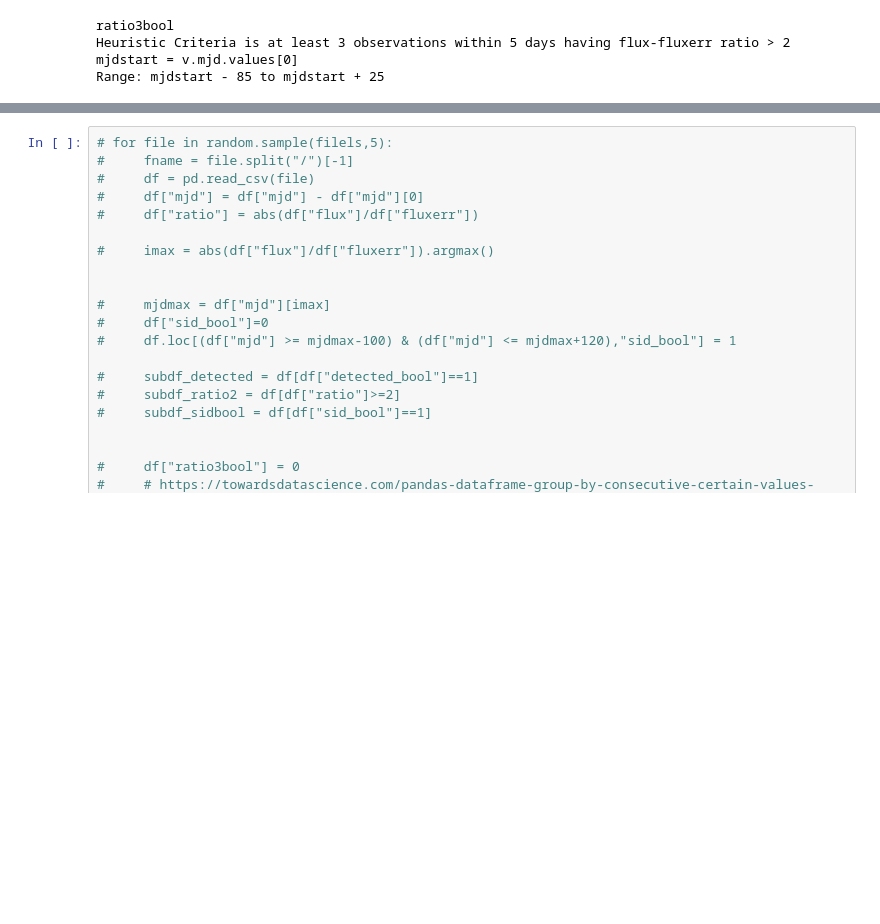
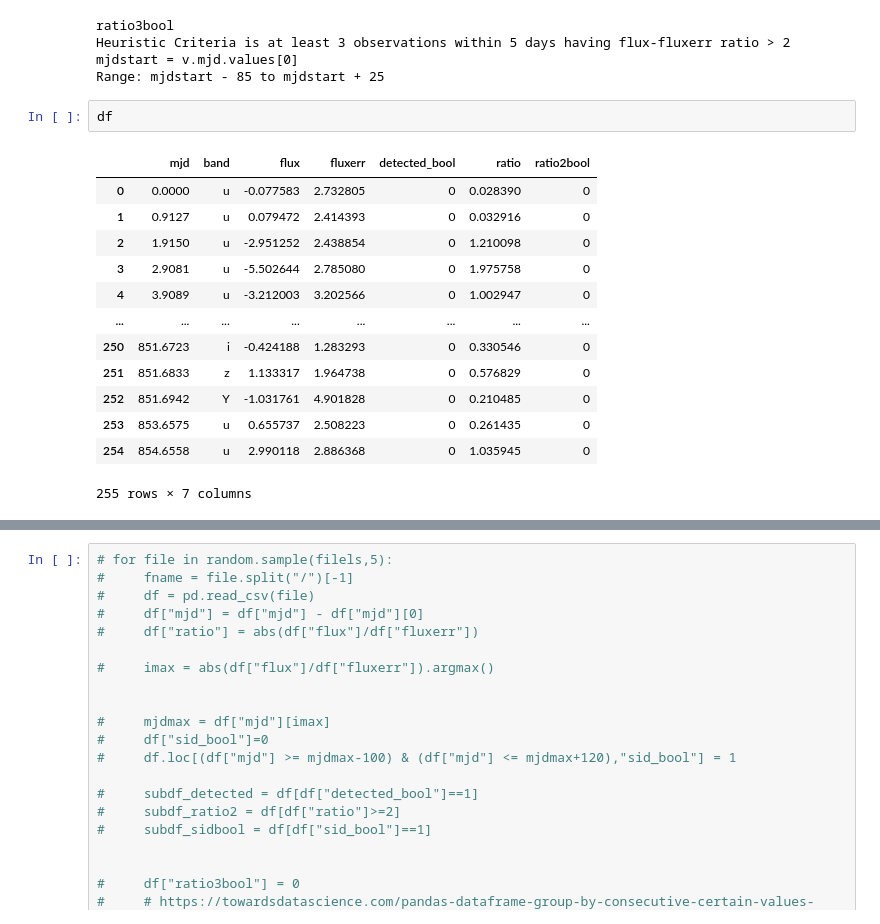
Before and after one commit to sidchaini/centering-time-series-plasticc, a Jupyter notebook: experiment.ipynb, the cells around one changed output, grey strips where cells are left out. Cells and saved outputs as stored; diff of their text form; blank space fills up the shorter version.

```diff
--- a/experiment.ipynb
+++ b/experiment.ipynb
@@ -122,3 +122,19 @@ ratio3bool
 Heuristic Criteria is at least 3 observations within 5 days having flux-fluxerr ratio > 2
 mjdstart = v.mjd.values[0]
 Range: mjdstart - 85 to mjdstart + 25
+# %%
+df
+# %% [output]
+|  | mjd | band | flux | fluxerr | detected_bool | ratio | ratio2bool |
+| 0 | 0.0000 | u | -0.077583 | 2.732805 | 0 | 0.028390 | 0 |
+| 1 | 0.9127 | u | 0.079472 | 2.414393 | 0 | 0.032916 | 0 |
+| 2 | 1.9150 | u | -2.951252 | 2.438854 | 0 | 1.210098 | 0 |
+| 3 | 2.9081 | u | -5.502644 | 2.785080 | 0 | 1.975758 | 0 |
+| 4 | 3.9089 | u | -3.212003 | 3.202566 | 0 | 1.002947 | 0 |
+| ... | ... | ... | ... | ... | ... | ... | ... |
+| 250 | 851.6723 | i | -0.424188 | 1.283293 | 0 | 0.330546 | 0 |
+| 251 | 851.6833 | z | 1.133317 | 1.964738 | 0 | 0.576829 | 0 |
+| 252 | 851.6942 | Y | -1.031761 | 4.901828 | 0 | 0.210485 | 0 |
+| 253 | 853.6575 | u | 0.655737 | 2.508223 | 0 | 0.261435 | 0 |
+| 254 | 854.6558 | u | 2.990118 | 2.886368 | 0 | 1.035945 | 0 |
+255 rows × 7 columns
```
Also changed, not shown: parts of 6 cells of this notebook, 2 other files.
